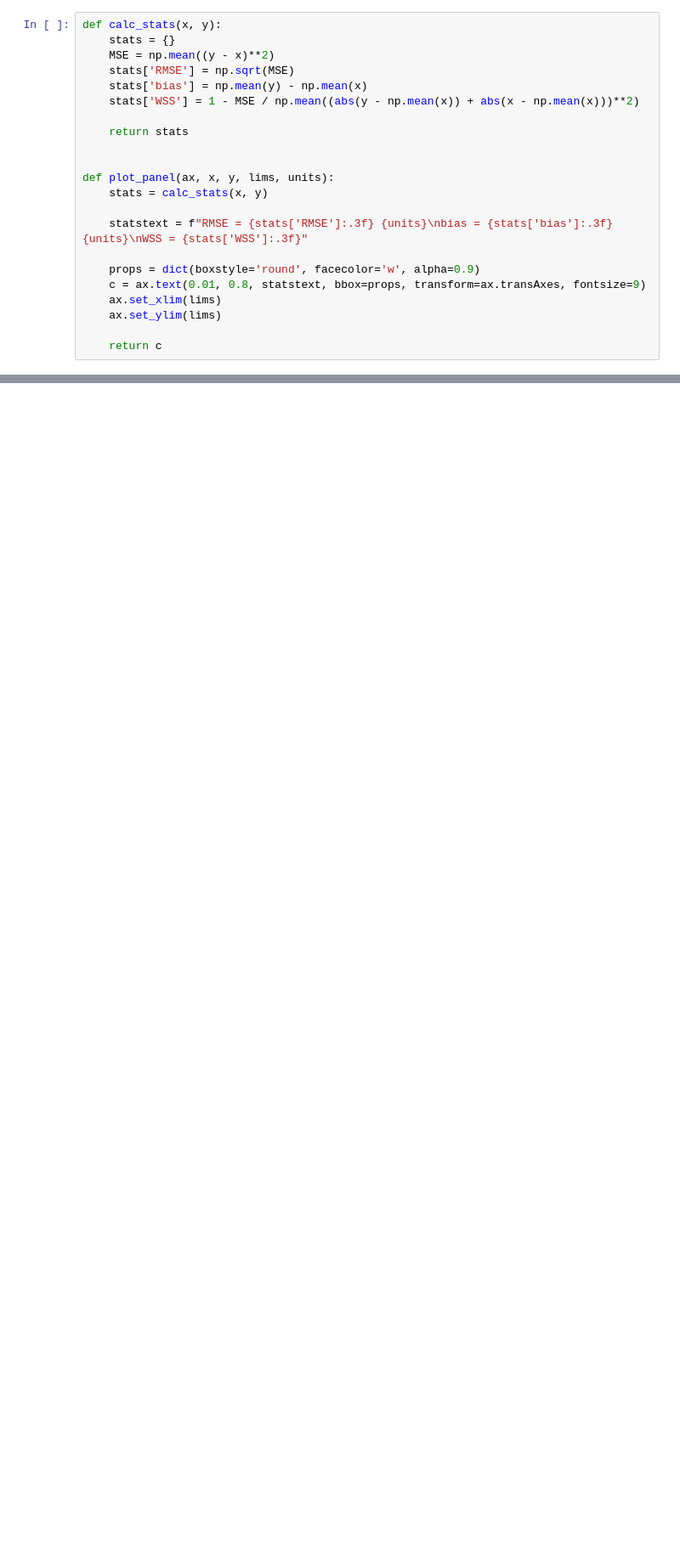
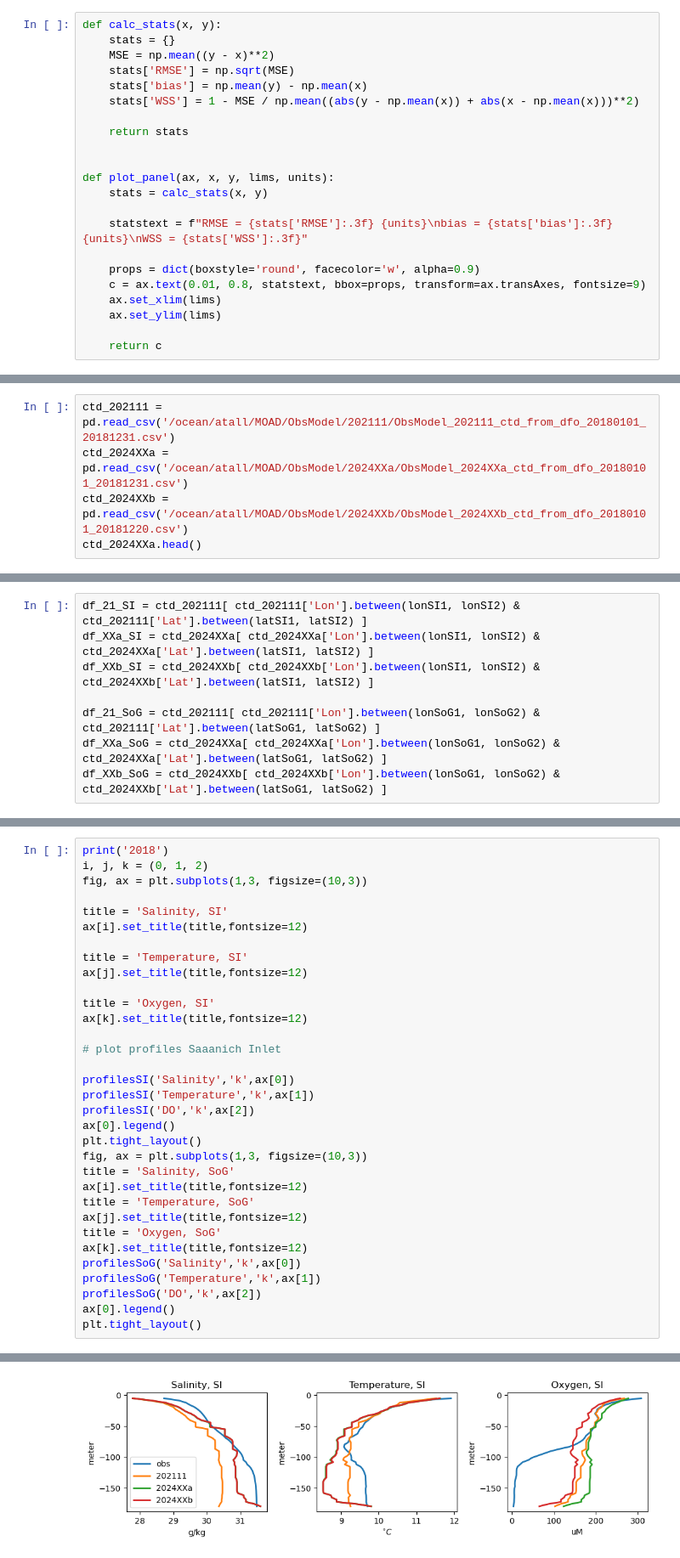
Before and after one commit to SalishSeaCast/analysis-abdoul, a Jupyter notebook: notebooks/salishsea_oxy/Evals_Oxygen_SI-SoG_profiles2018.ipynb, the cells around one changed output, grey strips where cells are left out. Shown: that part at 85% size. Drawn from its saved outputs; the diff is of its cells as text; blank space fills up the shorter version.

Commit message:
Oxygen, Salinity, Temp profiles 2018 (Saanich, SoG)

```diff
--- a/notebooks/salishsea_oxy/Evals_Oxygen_SI-SoG_profiles2018.ipynb
+++ b/notebooks/salishsea_oxy/Evals_Oxygen_SI-SoG_profiles2018.ipynb
@@ -121,0 +38,5 @@ dfo_ctd
+# %%
+ctd_202111 = pd.read_csv('/ocean/atall/MOAD/ObsModel/202111/ObsModel_202111_ctd_from_dfo_20180101_20181231.csv')
+ctd_2024XXa = pd.read_csv('/ocean/atall/MOAD/ObsModel/2024XXa/ObsModel_2024XXa_ctd_from_dfo_20180101_20181231.csv')
+ctd_2024XXb = pd.read_csv('/ocean/atall/MOAD/ObsModel/2024XXb/ObsModel_2024XXb_ctd_from_dfo_20180101_20181220.csv')
+ctd_2024XXa.head()
@@ -316,3 +136,11 @@ df_SI.head()
+# %%
+df_21_SI = ctd_202111[ ctd_202111['Lon'].between(lonSI1, lonSI2) & ctd_202111['Lat'].between(latSI1, latSI2) ]
+df_XXa_SI = ctd_2024XXa[ ctd_2024XXa['Lon'].between(lonSI1, lonSI2) & ctd_2024XXa['Lat'].between(latSI1, latSI2) ]
+df_XXb_SI = ctd_2024XXb[ ctd_2024XXb['Lon'].between(lonSI1, lonSI2) & ctd_2024XXb['Lat'].between(latSI1, latSI2) ]
+
+df_21_SoG = ctd_202111[ ctd_202111['Lon'].between(lonSoG1, lonSoG2) & ctd_202111['Lat'].between(latSoG1, latSoG2) ]
+df_XXa_SoG = ctd_2024XXa[ ctd_2024XXa['Lon'].between(lonSoG1, lonSoG2) & ctd_2024XXa['Lat'].between(latSoG1, latSoG2) ]
+df_XXb_SoG = ctd_2024XXb[ ctd_2024XXb['Lon'].between(lonSoG1, lonSoG2) & ctd_2024XXb['Lat'].between(latSoG1, latSoG2) ]
 # %%
 def profilesSI(tracer,colour,ax):
     if tracer == 'Salinity':
@@ -820,0 +218,34 @@ df_SI
+# %%
+print('2018')
+i, j, k = (0, 1, 2)
+fig, ax = plt.subplots(1,3, figsize=(10,3))
+
+title = 'Salinity, SI'
+ax[i].set_title(title,fontsize=12)
+
+title = 'Temperature, SI'
+ax[j].set_title(title,fontsize=12)
+
+title = 'Oxygen, SI'
+ax[k].set_title(title,fontsize=12)
+
+# plot profiles Saaanich Inlet
+
+profilesSI('Salinity','k',ax[0])
+profilesSI('Temperature','k',ax[1])
+profilesSI('DO','k',ax[2])
+ax[0].legend()
+plt.tight_layout()
+fig, ax = plt.subplots(1,3, figsize=(10,3))
+title = 'Salinity, SoG'
+ax[i].set_title(title,fontsize=12)
+title = 'Temperature, SoG'
+ax[j].set_title(title,fontsize=12)
+title = 'Oxygen, SoG'
+ax[k].set_title(title,fontsize=12)
+profilesSoG('Salinity','k',ax[0])
+profilesSoG('Temperature','k',ax[1])
+profilesSoG('DO','k',ax[2])
+ax[0].legend()
+plt.tight_layout()
+# %% [output]
@@ -820,0 +253 @@ df_SI
+[figure, added]
```
Also changed, not shown: parts of 28 cells of this notebook.
